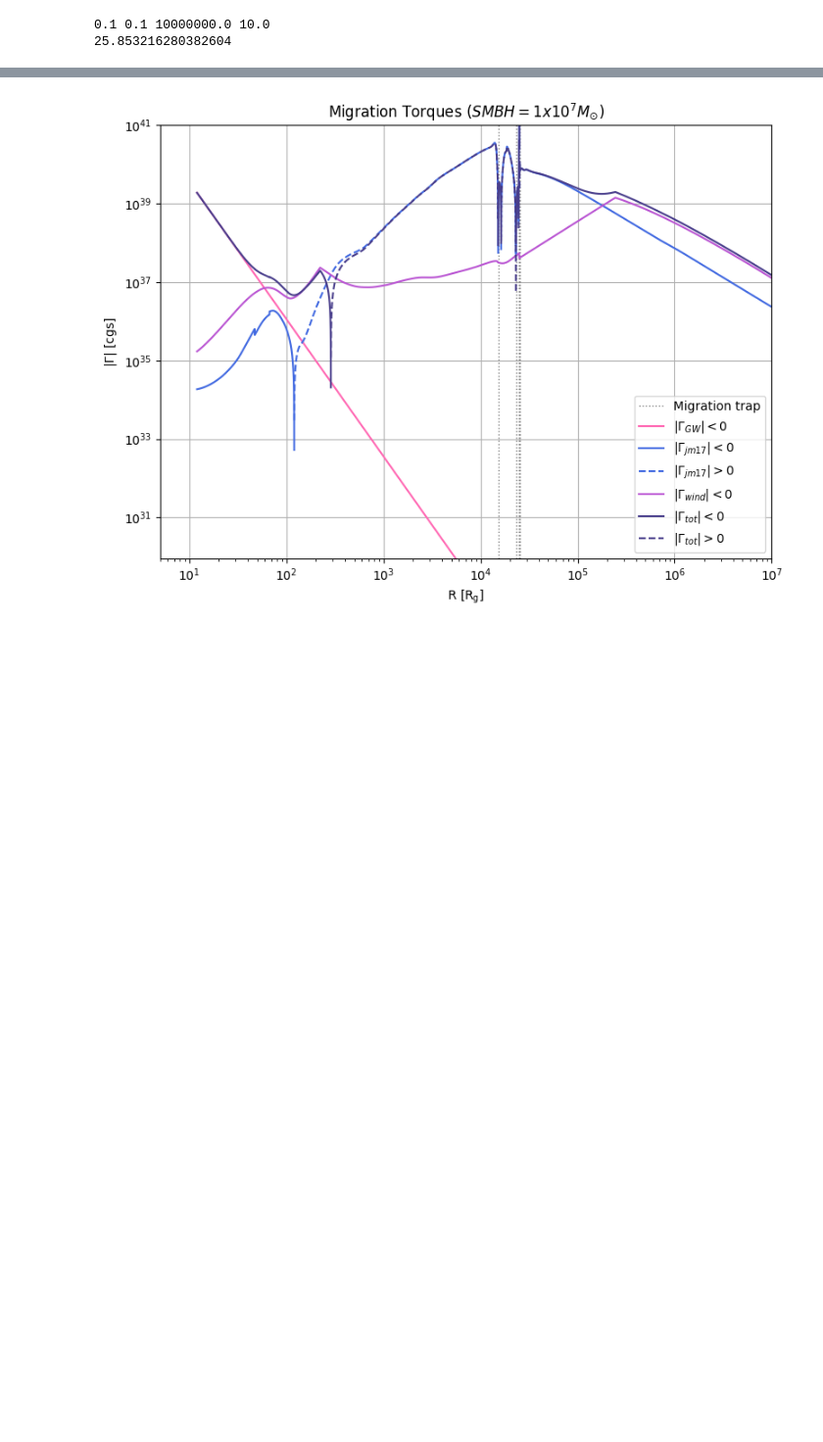
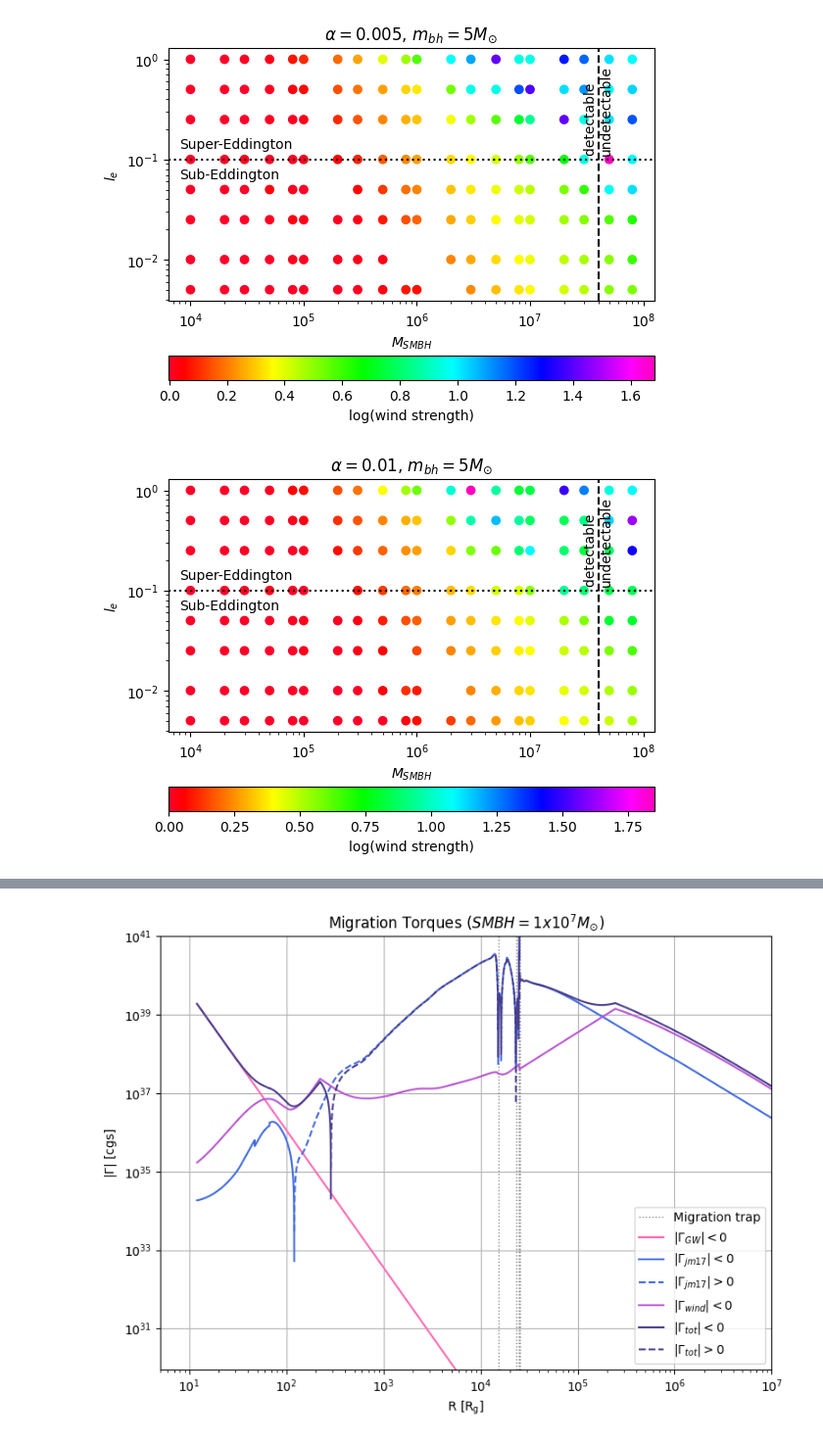
Before and after one commit to jt-stevenson/EMRIs_test, a Jupyter notebook: disk_profiles.ipynb, the cells around one changed output, grey strips where cells are left out. Shown at 98% size. Saved outputs shown, nothing was run; the diff lists cells and outputs as text; code cells hidden in the pictures; blank space fills up the shorter version.

```diff
--- a/disk_profiles.ipynb
+++ b/disk_profiles.ipynb
@@ -238,7 +608,28 @@ traps=np.array(traps)/Rsch
-# %%
-print(alpha, mdot, Mbh/ct.MSun, Mmean/ct.MSun)
-r_q=24 * (alpha/0.1)**(1/6) * (mdot/0.1) * (Mbh/(1e6*ct.MSun))**(1/3) * (Mmean/(10*ct.MSun))**(-1/3)
-print(r_q/2)
-# %% [output]
-0.1 0.1 10000000.0 10.0
-25.853216280382604
+# %%
+data=file_opener('Torques/SG/Wind/Mig_Torques/Summary_Avg.txt')
+groups=data.groupby("alpha", as_index=True)
+
+keys=list(groups.groups.keys())
+for key in range(0, len(keys)):
+    plt.axvline(4e7, color='black', linestyle='--')
+    plt.annotate('detectable \nundetectable', xy=(3e7, 0.12), rotation=90)
+
+
+    plt.axhline(0.1, color='black', linestyle='dotted')
+    plt.annotate('Super-Eddington', xy=(8e3, 0.13))
+    plt.annotate('Sub-Eddington', xy=(8e3, 0.065))
+
+    alpha=groups.get_group(keys[key])
+    plt.scatter(x=alpha['SMBH/Msun'], y=alpha['le'], c=np.log10(alpha['with_winds_avg']), cmap='gist_rainbow')
+    plt.colorbar(label="log(wind strength)", orientation="horizontal")
+
+    plt.xscale('log')
+    plt.yscale('log')
+    plt.xlabel(r'$M_{SMBH}$')
+    plt.ylabel(r'$l_e$')
+    plt.title(r'$\alpha=$'f'{keys[key]}, 'r'$m_{bh}=$'f'5'r'$M_{\odot}$')
+    # plt.savefig(f'Torques/{DT}/Wind/Mig_Torques/Mass_vs_le_alpha_{keys[key]}_lower_mbh.pdf')
+    plt.show()
+# %% [output]
+[figure, added]
+[figure, added]
```
Also changed, not shown: parts of 9 cells of this notebook.
